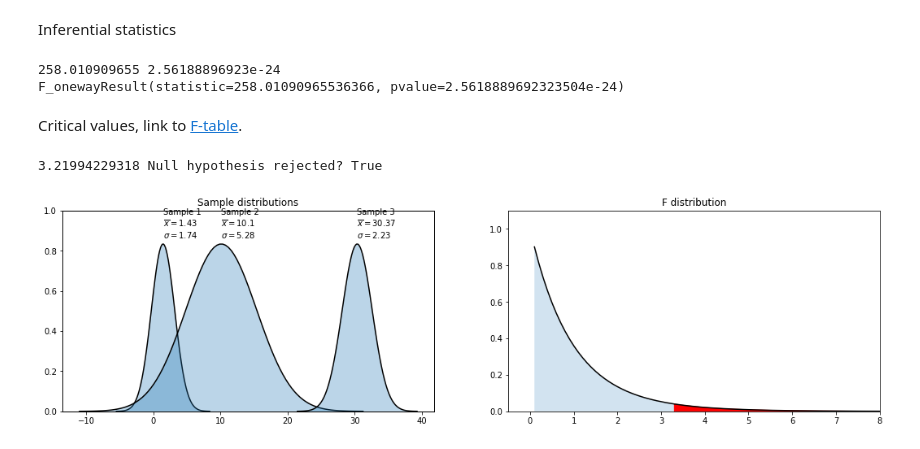
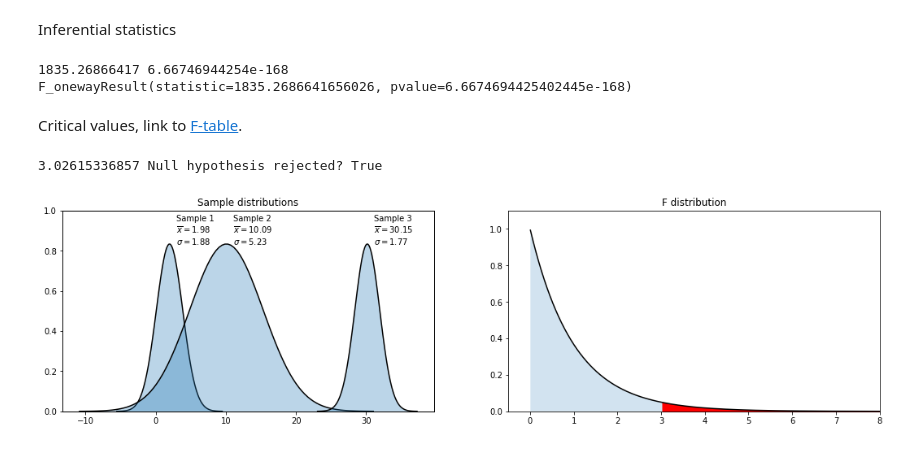
Before and after one commit to dezwier/notebooks, a Jupyter notebook: Collection/Statistics.ipynb, the cells around one changed output. Cells and saved outputs as stored; diff of their text form; code cells hidden in the pictures.

```diff
--- a/Collection/Statistics.ipynb
+++ b/Collection/Statistics.ipynb
@@ -320,7 +327,7 @@ r^2 &= \frac{t^2}{t^2+df}
 # %% [markdown]
 Descriptive statistics
 # %%
-samples = np.array([norm.rvs(m, s, n) for (m, s, n) in [(2, 2, 15), (10, 5, 15), (30, 2, 15)]])
+samples = np.array([norm.rvs(m, s, n) for (m, s, n) in [(2, 2, 100), (10, 5, 100), (30, 2, 100)]])
 statistics = [(np.mean(sample), np.std(sample), len(sample)) for sample in samples]
 statistics
 # %% [output]
@@ -360,38 +361,38 @@ F = (ssb / dfb) / (ssw / dfw)
 print F, f.sf(F, dfb, dfw)
 print f_oneway(samples[0], samples[1], samples[2])
 # %% [output]
-258.010909655 2.56188896923e-24
-F_onewayResult(statistic=258.01090965536366, pvalue=2.5618889692323504e-24)
+1835.26866417 6.66746944254e-168
+F_onewayResult(statistic=1835.2686641656026, pvalue=6.6674694425402445e-168)
 # %% [markdown]
 Critical values, link to <a href="http://www.socr.ucla.edu/applets.dir/f_table.html">F-table</a>.
 # %%
 Fcrit = f.ppf(0.95, dfb, dfw)
 print Fcrit, 'Null hypothesis rejected?', F > Fcrit
 # %% [output]
-3.21994229318 Null hypothesis rejected? True
+3.02615336857 Null hypothesis rejected? True
 # %%
 fig = plt.figure(figsize=(18, 10))
 ax1 = fig.add_subplot(221); ax2 = fig.add_subplot(222)
+
 for i, (m, s, n) in enumerate(statistics):
-    axx = ax1.twinx()
+    ax = ax1.twinx()
     x = np.linspace(m-4*s, m+4*s, num=100)
-    axx.plot(x, gauss(x, m, s), '-k')
-    axx.fill_between(x, 0, gauss(x, m, s), alpha=0.3)
-    axx.text(m, 1.04, 'Sample '+ str(i+1)+'\n' +
+    ax.plot(x, gauss(x, m, s), '-k')
+    ax.fill_between(x, 0, gauss(x, m, s), alpha=0.3)
+    ax.text(m+1, 1., 'Sample '+ str(i+1)+'\n' +
              r'$\overline{x} =$' + str(round(m, 2)) + '\n' +
              r'$\sigma =$' + str(round(s, 2)))
-    axx.set_ylim(0,1.2); axx.get_yaxis().set_visible(False)
+    ax.set_ylim(0,1.2); ax.get_yaxis().set_visible(False)
 ax1.set_title('Sample distributions')
 
-x = np.linspace(0, 7.5, num=1000)
+x = np.linspace(0, 8, num=1000)
 ax2.plot(x, f.pdf(x, dfb, dfw), '-k')
 ax2.fill_between(x, 0, f.pdf(x, dfb, dfw), alpha=0.2)
 ax2.fill_between(x, 0, f.pdf(x, dfb, dfw), where=x>Fcrit, color='r')
 ax2.axvline(x=F, color='r', ymax=f.pdf(F, dfb, dfw)*0.9)
 ax2.set_ylim(0,1.1); ax2.set_xlim(-.5,8)
 ax2.set_title('F distribution')
 
-
 plt.show()
 # %% [output]
-[figure, old version]
+[figure, new version]
```
Also changed, not shown: parts of 19 cells of this notebook.
